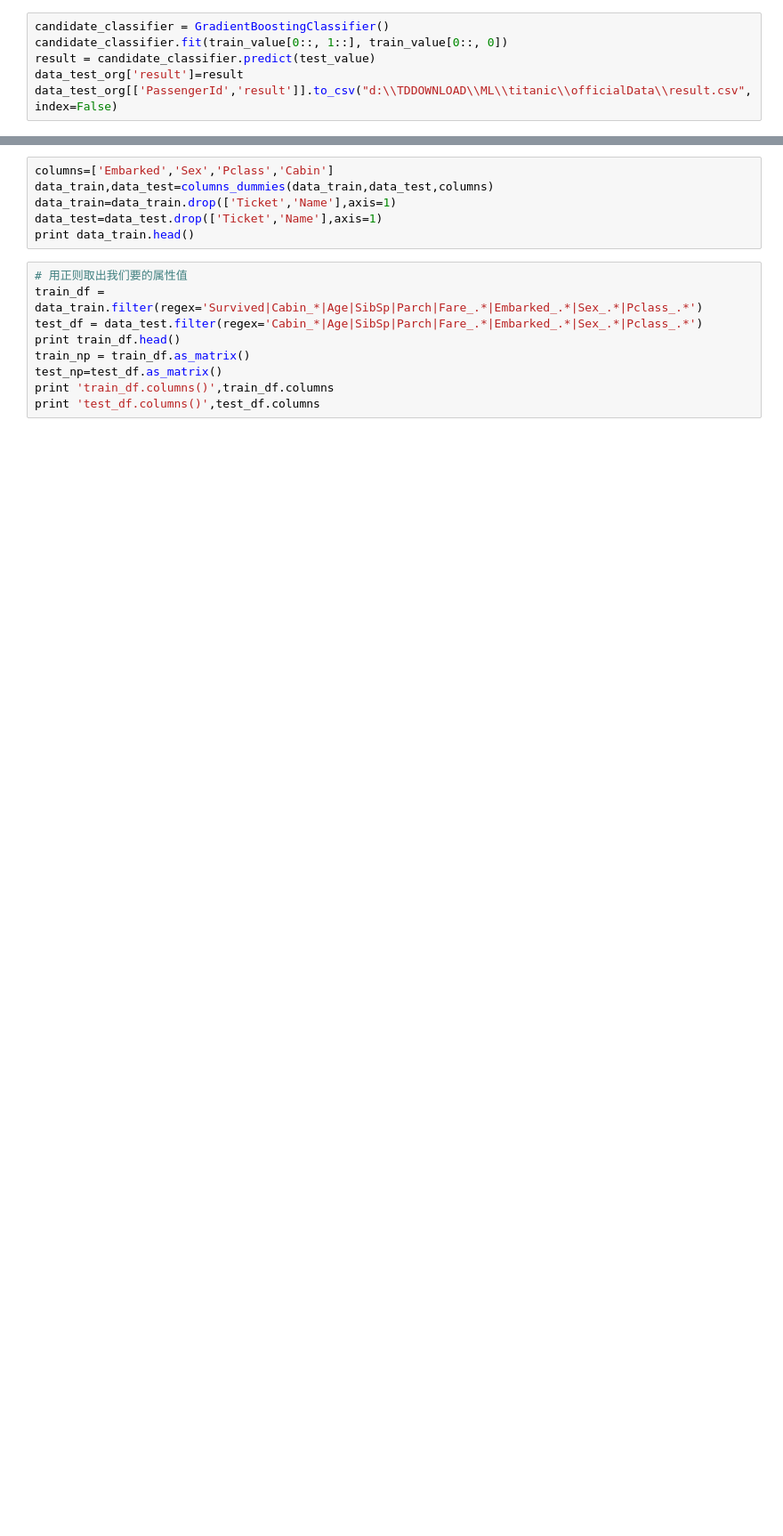
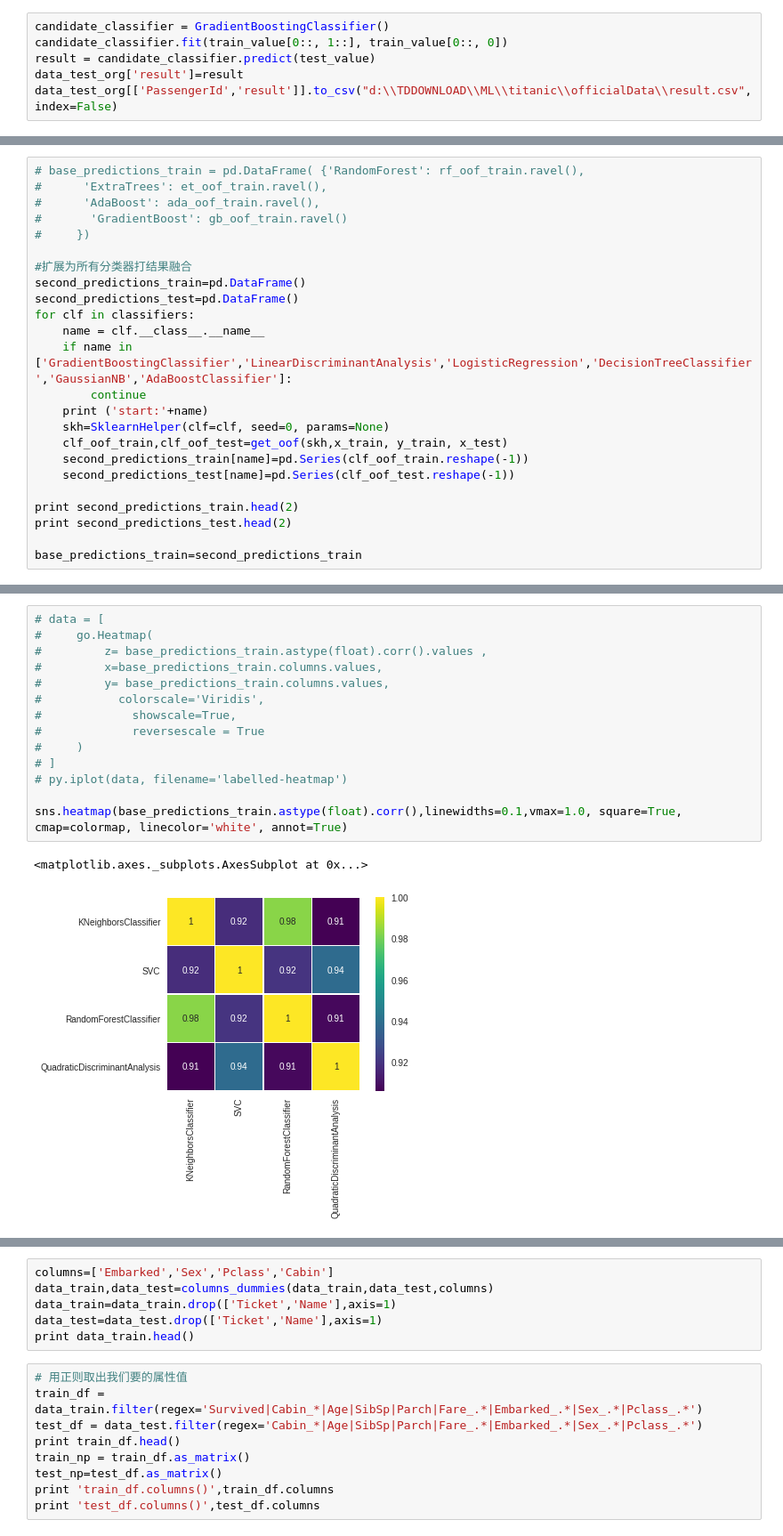
Before and after one commit to Jahvey/PYTHON_kaggle_titanic, a Jupyter notebook: my titanic.ipynb, the cells around one changed output, grey strips where cells are left out. Shown at 89% size. Drawn from its saved outputs; the diff is of its cells as text; blank space fills up the shorter version.

```diff
--- a/my titanic.ipynb
+++ b/my titanic.ipynb
@@ -513,0 +608,24 @@ g.set(xticklabels=[])
+# %%
+# base_predictions_train = pd.DataFrame( {'RandomForest': rf_oof_train.ravel(),
+#      'ExtraTrees': et_oof_train.ravel(),
+#      'AdaBoost': ada_oof_train.ravel(),
+#       'GradientBoost': gb_oof_train.ravel()
+#     })
+
+#扩展为所有分类器打结果融合
+second_predictions_train=pd.DataFrame()
+second_predictions_test=pd.DataFrame()
+for clf in classifiers:
+    name = clf.__class__.__name__
+    if name in ['GradientBoostingClassifier','LinearDiscriminantAnalysis','LogisticRegression','DecisionTreeClassifier','GaussianNB','AdaBoostClassifier']:
+        continue
+    print ('start:'+name)
+    skh=SklearnHelper(clf=clf, seed=0, params=None)
+    clf_oof_train,clf_oof_test=get_oof(skh,x_train, y_train, x_test)
+    second_predictions_train[name]=pd.Series(clf_oof_train.reshape(-1))
+    second_predictions_test[name]=pd.Series(clf_oof_test.reshape(-1))
+
+print second_predictions_train.head(2)
+print second_predictions_test.head(2)
+
+base_predictions_train=second_predictions_train
@@ -513,0 +651,17 @@ g.set(xticklabels=[])
+# %%
+# data = [
+#     go.Heatmap(
+#         z= base_predictions_train.astype(float).corr().values ,
+#         x=base_predictions_train.columns.values,
+#         y= base_predictions_train.columns.values,
+#           colorscale='Viridis',
+#             showscale=True,
+#             reversescale = True
+#     )
+# ]
+# py.iplot(data, filename='labelled-heatmap')
+
+sns.heatmap(base_predictions_train.astype(float).corr(),linewidths=0.1,vmax=1.0, square=True, cmap=colormap, linecolor='white', annot=True)
+# %% [output]
+<matplotlib.axes._subplots.AxesSubplot at 0x...>
+[figure, added]
```
Also changed, not shown: parts of 23 cells of this notebook, 3 other files.
